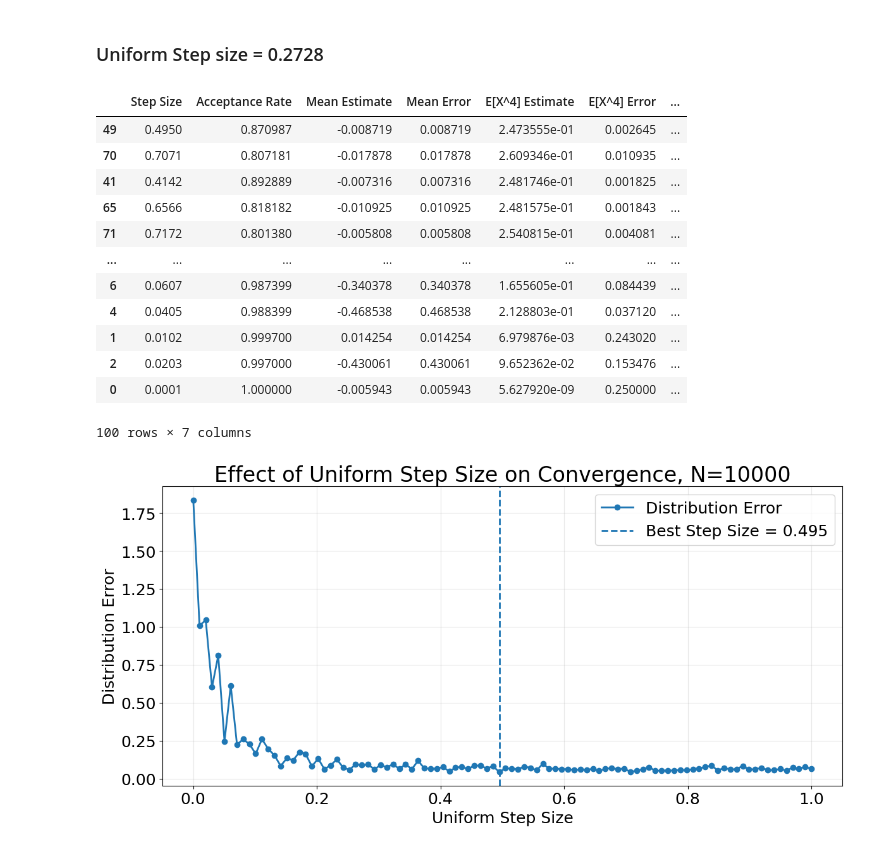
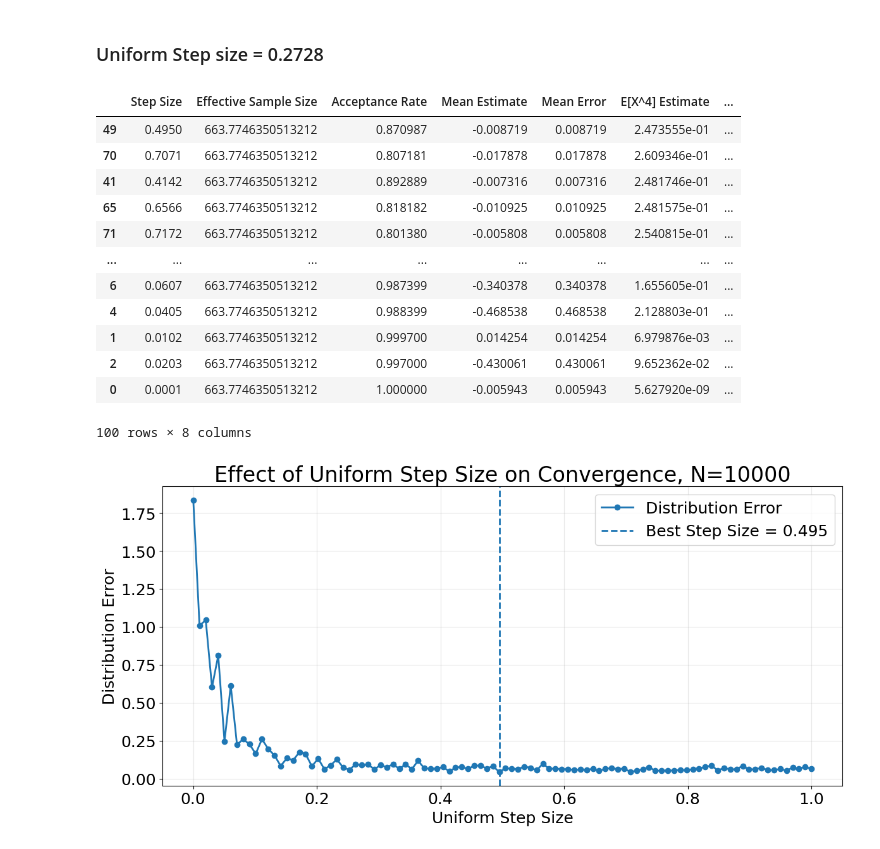
Before and after one commit to wakeupat4am/MATH4010--Advanced-Prob-Stat----Final-Project, a Jupyter notebook: Problem & Visualization/Problem 2/Problem_2.ipynb, the cells around one changed output. Cells and saved outputs as stored; diff of their text form; code cells hidden in the pictures.

```diff
--- a/Problem & Visualization/Problem 2/Problem_2.ipynb
+++ b/Problem & Visualization/Problem 2/Problem_2.ipynb
@@ -568,6 +569,7 @@ for proposal_name, result in metropolis_results.items():
 
     samples = result["samples"]
     acceptance_rate = result["acceptance_rate"]
+    ess_value = az.ess(np.array(samples).reshape(1, -1))
 
     sample_mean = np.mean(samples)
     sample_variance = np.var(samples)
@@ -581,6 +583,7 @@ for proposal_name, result in metropolis_results.items():
     performance_rows.append({
         "Proposal": proposal_name,
         "Acceptance Rate": acceptance_rate,
+        "Effective Sample Size": ess_value,
         "Sample Mean": sample_mean,
         "Mean Absolute Error": mean_abs_error,
         "Sample Variance": sample_variance,
@@ -818,7 +821,7 @@ for step in STEP_VALUES:
             z=Z,
             step_size=step
         )
-
+    ess_value = az.ess(np.array(samples_normal).reshape(1, -1))
     mean_estimate = np.mean(samples_discrete)
     fourth_moment_estimate = np.mean(samples_discrete**4)
 
@@ -829,6 +832,7 @@ for step in STEP_VALUES:
     discrete_step_results.append({
         "Step Size": step,
         "Acceptance Rate": acc_discrete,
+        "Effective Sample Size": ess_value,
         "Mean Estimate": mean_estimate,
         "Mean Error": mean_error,
         "E[X^4] Estimate": fourth_moment_estimate,
@@ -914,47 +918,48 @@ uniform_step_results = []
 for step in STEP_VALUES:
     with contextlib.redirect_stdout(io.StringIO()):
         samples_uniform, acc_uniform = universal_metropolis_sampler(
             dist="uniform",
             num_samples=N,
             initial_x=INITIAL_X,
             z=Z,
             step_size=step
         )
-
+    ess_value = az.ess(np.array(samples_normal).reshape(1, -1))
     mean_estimate = np.mean(samples_uniform)
     fourth_moment_estimate = np.mean(samples_uniform**4)
 
     mean_error = abs(mean_estimate - 0)
     fourth_moment_error = abs(fourth_moment_estimate - 0.25)
     dist_error = distribution_l1_error(samples_uniform)
 
     uniform_step_results.append({
         "Step Size": step,
+        "Effective Sample Size": ess_value,
         "Acceptance Rate": acc_uniform,
         "Mean Estimate": mean_estimate,
         "Mean Error": mean_error,
         "E[X^4] Estimate": fourth_moment_estimate,
         "E[X^4] Error": fourth_moment_error,
         "Distribution Error": dist_error
     })
 
 
 uniform_step_df = pd.DataFrame(uniform_step_results)
 uniform_step_df.sort_values(by=["Distribution Error"], ascending=True)
 # %% [output]
-|  | Step Size | Acceptance Rate | Mean Estimate | Mean Error | E[X^4] Estimate | E[X^4] Error | ... |
-| 49 | 0.4950 | 0.870987 | -0.008719 | 0.008719 | 2.473555e-01 | 0.002645 | ... |
-| 70 | 0.7071 | 0.807181 | -0.017878 | 0.017878 | 2.609346e-01 | 0.010935 | ... |
-| 41 | 0.4142 | 0.892889 | -0.007316 | 0.007316 | 2.481746e-01 | 0.001825 | ... |
-| 65 | 0.6566 | 0.818182 | -0.010925 | 0.010925 | 2.481575e-01 | 0.001843 | ... |
-| 71 | 0.7172 | 0.801380 | -0.005808 | 0.005808 | 2.540815e-01 | 0.004081 | ... |
+|  | Step Size | Effective Sample Size | Acceptance Rate | Mean Estimate | Mean Error | E[X^4] Estimate | ... |
+| 49 | 0.4950 | 663.7746350513212 | 0.870987 | -0.008719 | 0.008719 | 2.473555e-01 | ... |
+| 70 | 0.7071 | 663.7746350513212 | 0.807181 | -0.017878 | 0.017878 | 2.609346e-01 | ... |
+| 41 | 0.4142 | 663.7746350513212 | 0.892889 | -0.007316 | 0.007316 | 2.481746e-01 | ... |
+| 65 | 0.6566 | 663.7746350513212 | 0.818182 | -0.010925 | 0.010925 | 2.481575e-01 | ... |
+| 71 | 0.7172 | 663.7746350513212 | 0.801380 | -0.005808 | 0.005808 | 2.540815e-01 | ... |
 | ... | ... | ... | ... | ... | ... | ... | ... |
-| 6 | 0.0607 | 0.987399 | -0.340378 | 0.340378 | 1.655605e-01 | 0.084439 | ... |
-| 4 | 0.0405 | 0.988399 | -0.468538 | 0.468538 | 2.128803e-01 | 0.037120 | ... |
-| 1 | 0.0102 | 0.999700 | 0.014254 | 0.014254 | 6.979876e-03 | 0.243020 | ... |
-| 2 | 0.0203 | 0.997000 | -0.430061 | 0.430061 | 9.652362e-02 | 0.153476 | ... |
-| 0 | 0.0001 | 1.000000 | -0.005943 | 0.005943 | 5.627920e-09 | 0.250000 | ... |
+| 6 | 0.0607 | 663.7746350513212 | 0.987399 | -0.340378 | 0.340378 | 1.655605e-01 | ... |
+| 4 | 0.0405 | 663.7746350513212 | 0.988399 | -0.468538 | 0.468538 | 2.128803e-01 | ... |
+| 1 | 0.0102 | 663.7746350513212 | 0.999700 | 0.014254 | 0.014254 | 6.979876e-03 | ... |
+| 2 | 0.0203 | 663.7746350513212 | 0.997000 | -0.430061 | 0.430061 | 9.652362e-02 | ... |
+| 0 | 0.0001 | 663.7746350513212 | 1.000000 | -0.005943 | 0.005943 | 5.627920e-09 | ... |
-100 rows × 7 columns
+100 rows × 8 columns
 # %%
 # ============================================================
 # Plot: Uniform Step Size vs Distribution Error
```
Also changed, not shown: parts of 7 cells of this notebook, 1 other file.
